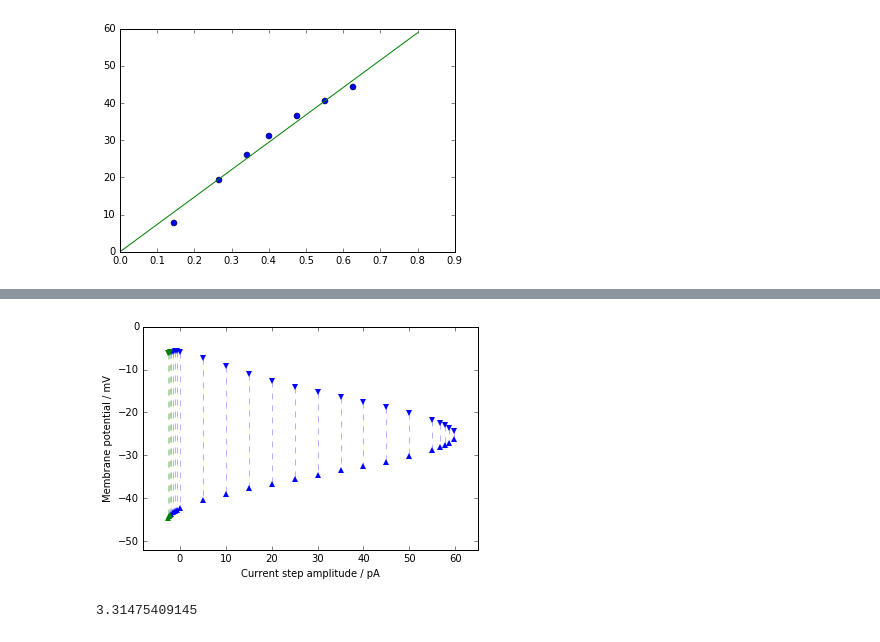
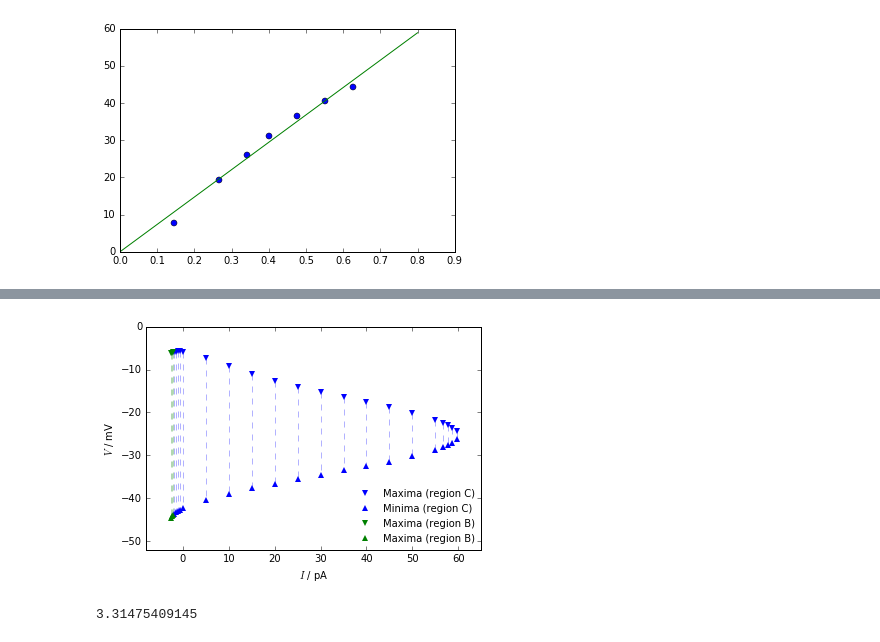
Before and after one commit to jrieke/drosophila-dynamics, a Jupyter notebook: frequencies_amplitudes/analysis.ipynb, the cells around one changed output, grey strips where cells are left out. Drawn from its saved outputs; the diff is of its cells as text; code cells hidden in the pictures.

```diff
--- a/frequencies_amplitudes/analysis.ipynb
+++ b/frequencies_amplitudes/analysis.ipynb
@@ -157,25 +181,25 @@ sem_maxima = map(sp.stats.sem, [x[:-1] for x in maxima])
 mean_amplitudes = map(np.mean, [x[:-1] for x in amplitudes])
 sem_amplitudes = map(sp.stats.sem, [x[:-1] for x in amplitudes])
 # %%
-plt.plot(currents[num_decreasing:], mean_minima[num_decreasing:], 'bv', markeredgecolor='none', label='Mean spike minimum\nfor spiking region C')  # yerr=sem_minima
-plt.plot(currents[num_decreasing:], mean_maxima[num_decreasing:], 'b^', markeredgecolor='none', label='Mean spike maximum\nfor bistable region B')  # yerr=sem_maxima
+plt.plot(currents[num_decreasing:], mean_minima[num_decreasing:], 'bv', markeredgecolor='none', label='Maxima (region C)')  # yerr=sem_minima
+plt.plot(currents[num_decreasing:], mean_maxima[num_decreasing:], 'b^', markeredgecolor='none', label='Minima (region C)')  # yerr=sem_maxima
 plt.vlines(currents[num_decreasing:], mean_minima[num_decreasing:], mean_maxima[num_decreasing:], alpha=0.3, color='b', linestyle='--')
 
-plt.plot(currents[:num_decreasing], mean_minima[:num_decreasing], 'gv', markeredgecolor='none', label='Mean spike minimum\nfor spiking region C')  # yerr=sem_minima
-plt.plot(currents[:num_decreasing], mean_maxima[:num_decreasing], 'g^', markeredgecolor='none', label='Mean spike maximum\nfor bistable region B')  # yerr=sem_maxima
+plt.plot(currents[:num_decreasing], mean_minima[:num_decreasing], 'gv', markeredgecolor='none', label='Maxima (region B)')  # yerr=sem_minima
+plt.plot(currents[:num_decreasing], mean_maxima[:num_decreasing], 'g^', markeredgecolor='none', label='Maxima (region B)')  # yerr=sem_maxima
 plt.vlines(currents[:num_decreasing], mean_minima[:num_decreasing], mean_maxima[:num_decreasing], alpha=0.3, color='g', linestyle='--')
 
-plt.xlabel('Current step amplitude / pA')
-plt.ylabel('Membrane potential / mV')
+plt.xlabel('$I$ / pA')
+plt.ylabel('$V$ / mV')
 plt.xlim(-8, 65)
 plt.ylim(-52, 0)
 #plt.axvline(-1.90, label="Rheobase (silence -> tonic)", color='b', alpha=0.6)
 #plt.text(7, -13, '10.10 pA', color='b', rotation=90)
-#plt.legend(loc='lower right', numpoints=1, borderaxespad=0.2, frameon=False)
+plt.legend(loc='lower right', numpoints=1, borderaxespad=0.2, frameon=False)
 
 plt.savefig("min_max.png", dpi=300)
 # %% [output]
-[figure, old version]
+[figure, new version]
 # %%
 # Make square root fit for amplitudes that crosses zero at 59.70 pA
 # See http://stackoverflow.com/a/9994484
```
Also changed, not shown: parts of 3 cells of this notebook, 5 other files.
